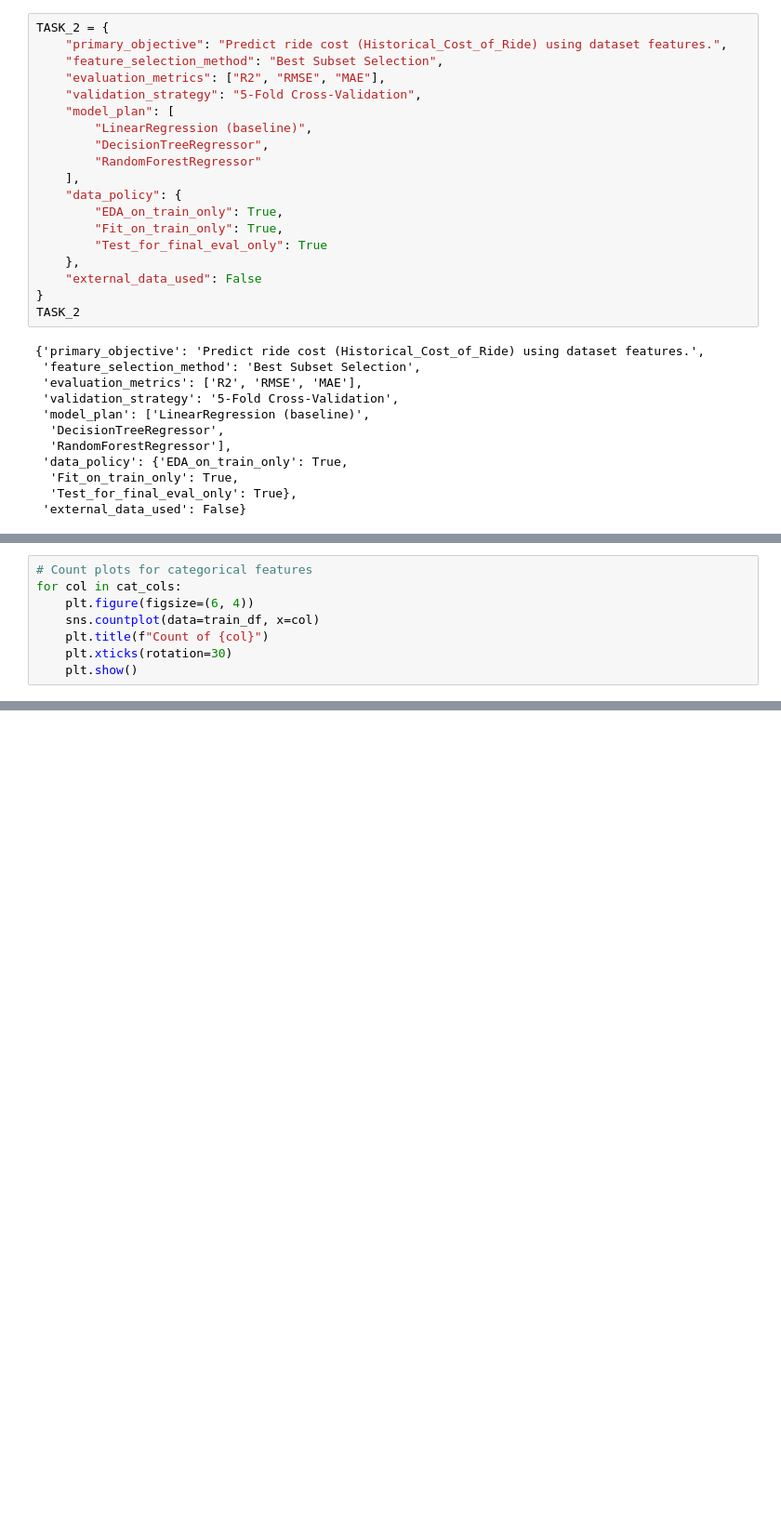
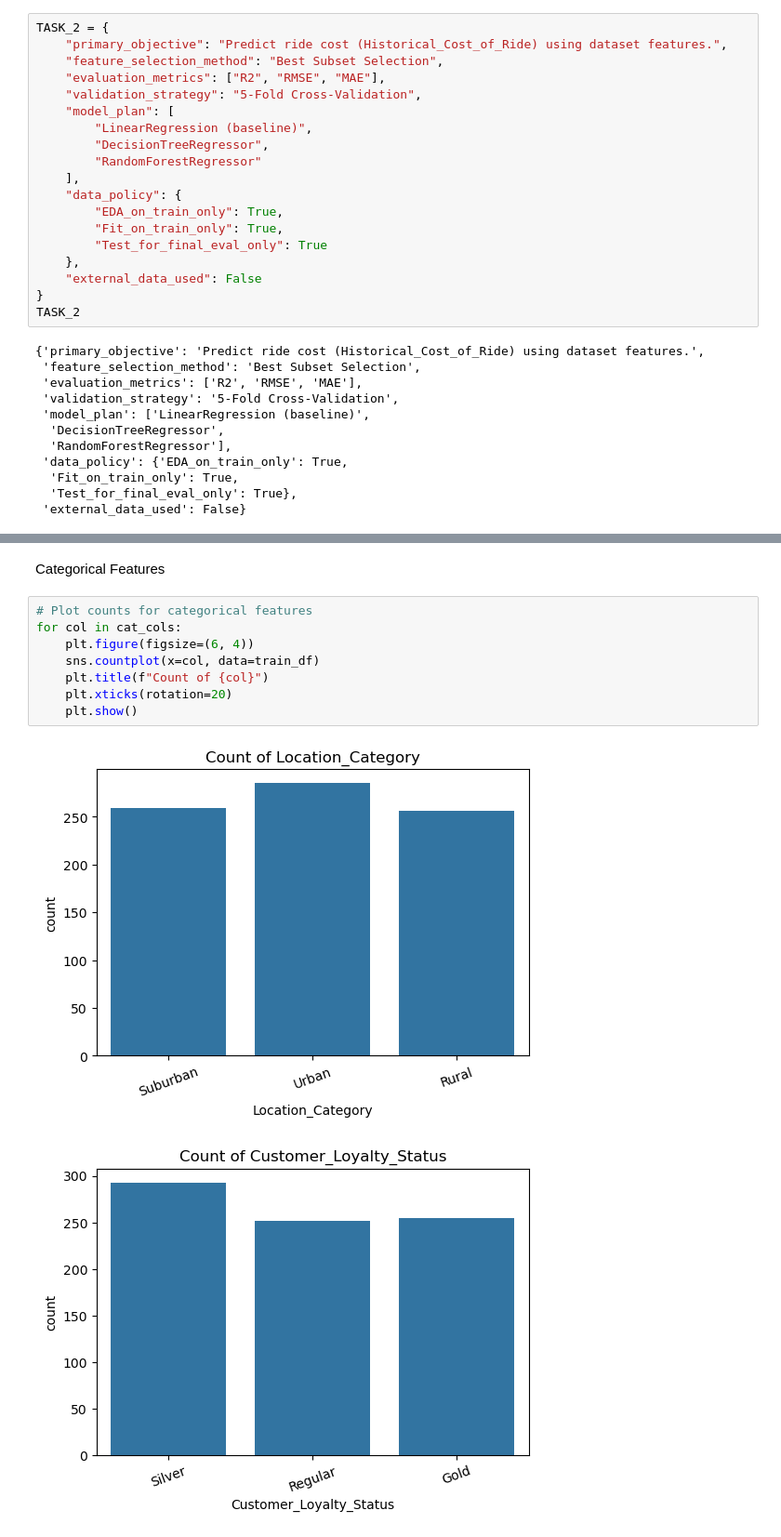
Before and after one commit to ashokaw/Dynamic_pricing, a Jupyter notebook: Interim_diss.ipynb, the cells around one changed output, grey strips where cells are left out. Shown at 93% size. Saved outputs shown, nothing was run; the diff lists cells and outputs as text; blank space fills up the shorter version.

```diff
--- a/Interim_diss.ipynb
+++ b/Interim_diss.ipynb
@@ -383,8 +226,0 @@ Categorical Columns
-# %%
-# Count plots for categorical features
-for col in cat_cols:
-    plt.figure(figsize=(6, 4))
-    sns.countplot(data=train_df, x=col)
-    plt.title(f"Count of {col}")
-    plt.xticks(rotation=30)
-    plt.show()
@@ -397,0 +377,13 @@ Step 3.8 – Bivariate Analysis (Feature Relationships)
+# %% [markdown]
+Categorical Features
+# %%
+# Plot counts for categorical features
+for col in cat_cols:
+    plt.figure(figsize=(6, 4))
+    sns.countplot(x=col, data=train_df)
+    plt.title(f"Count of {col}")
+    plt.xticks(rotation=20)
+    plt.show()
+# %% [output]
+[figure, added]
+[figure, added]
```
Also changed, not shown: parts of 38 cells of this notebook.
